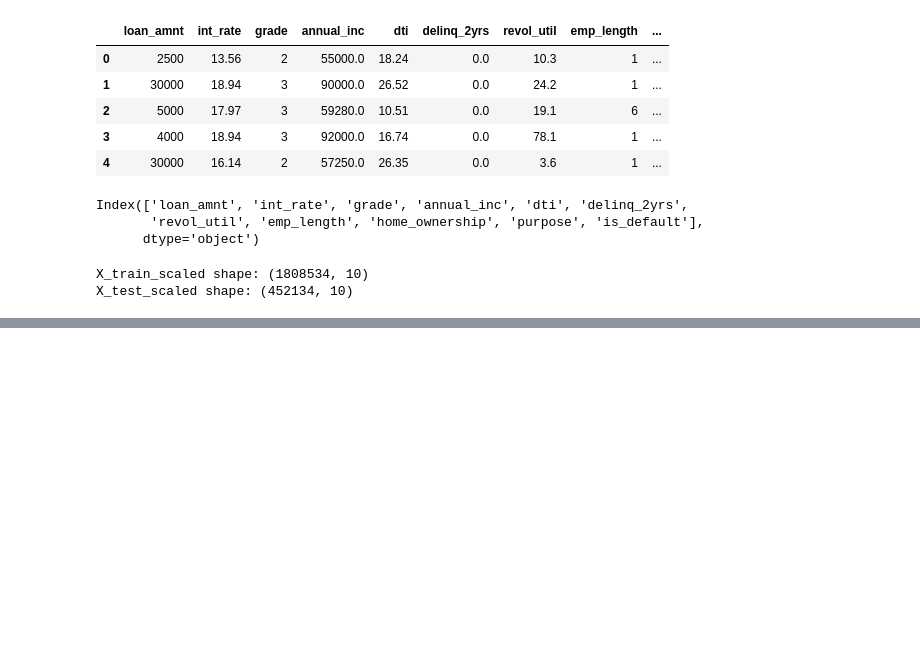
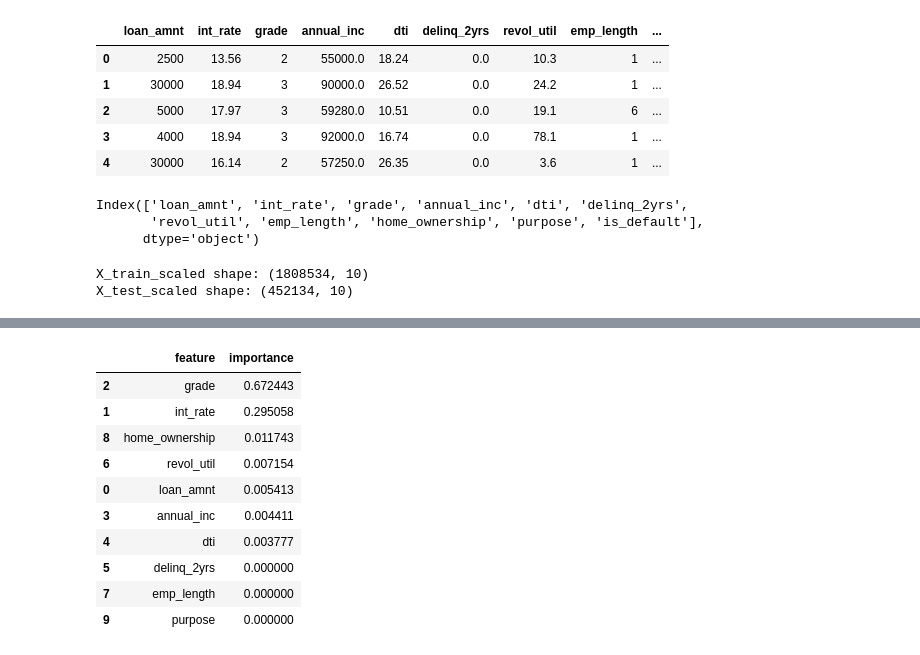
Before and after one commit to mayan05/RobIn, a Jupyter notebook: main.ipynb, the cells around one changed output, grey strips where cells are left out. Drawn from its saved outputs; the diff is of its cells as text; code cells hidden in the pictures; blank space fills up the shorter version.

```diff
--- a/main.ipynb
+++ b/main.ipynb
@@ -223,0 +237,19 @@ import seaborn as sns
+# %%
+feature_importance = pd.DataFrame({
+    'feature': X_train.columns,
+    'importance': best_gb_model.feature_importances_
+}).sort_values('importance', ascending=False)
+
+feature_importance
+# %% [output]
+|  | feature | importance |
+| 2 | grade | 0.672443 |
+| 1 | int_rate | 0.295058 |
+| 8 | home_ownership | 0.011743 |
+| 6 | revol_util | 0.007154 |
+| 0 | loan_amnt | 0.005413 |
+| 3 | annual_inc | 0.004411 |
+| 4 | dti | 0.003777 |
+| 5 | delinq_2yrs | 0.000000 |
+| 7 | emp_length | 0.000000 |
+| 9 | purpose | 0.000000 |
```
Also changed, not shown: parts of 3 cells of this notebook.
